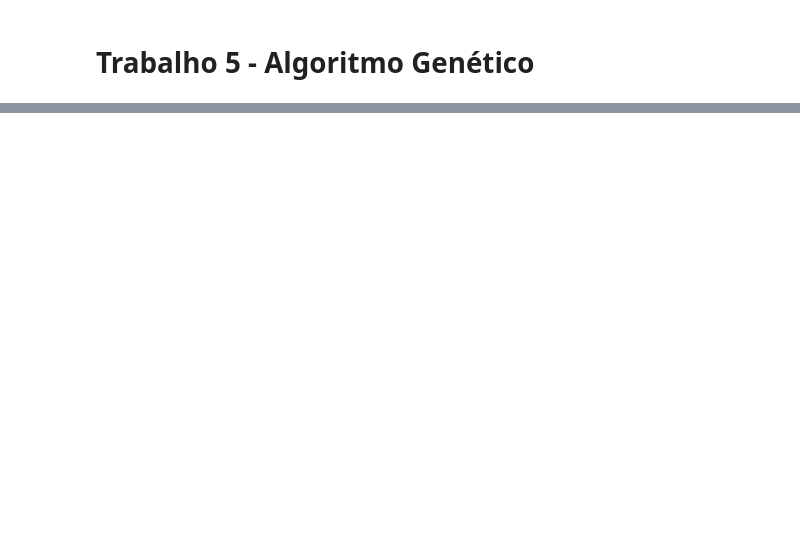
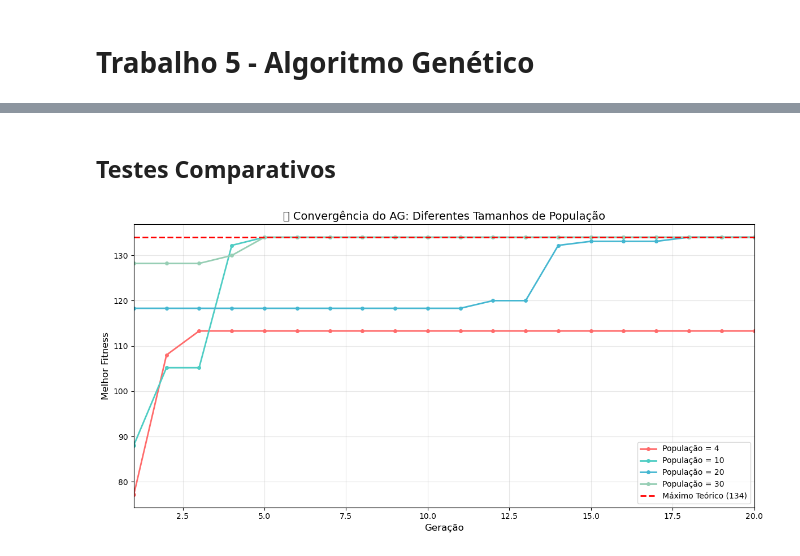
Before and after one commit to Lucas-Henrique-Lopes-Costa/ia, a Jupyter notebook: Trabalho 5/main.ipynb, the cells around one changed output, grey strips where cells are left out. Drawn from its saved outputs; the diff is of its cells as text; code cells hidden in the pictures; blank space fills up the shorter version.

```diff
--- a/Trabalho 5/main.ipynb
+++ b/Trabalho 5/main.ipynb
@@ -146,0 +144,2 @@ plt.show()
+# %% [markdown]
+## Testes Comparativos
@@ -146,0 +177,26 @@ plt.show()
+# %%
+# GRÁFICO COMBINADO: Evolução do Fitness ao longo das Gerações para diferentes populações
+fig, ax = plt.subplots(figsize=(12, 6))
+
+populacoes_evolucao = [4, 10, 20, 30]
+num_geracoes_evolucao = 20
+cores = ['#FF6B6B', '#4ECDC4', '#45B7D1', '#96CEB4']
+
+for pop, cor in zip(populacoes_evolucao, cores):
+    resultado = executar_ag(num_individuos=pop, num_geracoes=num_geracoes_evolucao)
+    ax.plot(range(1, num_geracoes_evolucao + 1), resultado['historico'],
+            marker='o', markersize=4, linewidth=2, color=cor,
+            label=f'População = {pop}')
+
+ax.axhline(y=134, color='red', linestyle='--', linewidth=2, label='Máximo Teórico (134)')
+ax.set_xlabel('Geração', fontsize=12)
+ax.set_ylabel('Melhor Fitness', fontsize=12)
+ax.set_title('📈 Convergência do AG: Diferentes Tamanhos de População', fontsize=14)
+ax.legend(loc='lower right')
+ax.grid(True, alpha=0.3)
+ax.set_xlim(1, num_geracoes_evolucao)
+
+plt.tight_layout()
+plt.show()
+# %% [output]
+[figure, added]
```
Also changed, not shown: parts of 6 cells of this notebook, 1 other file.
